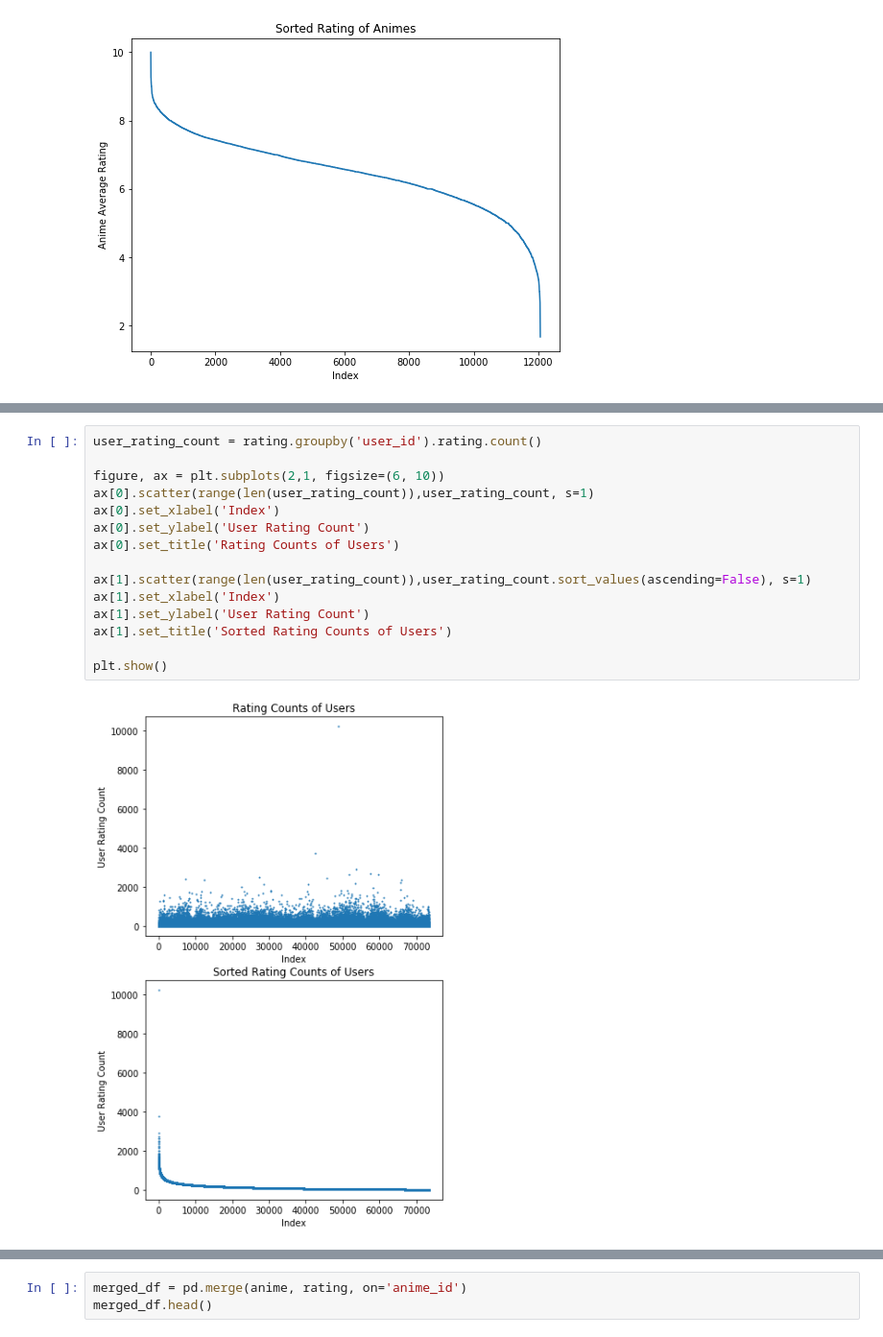
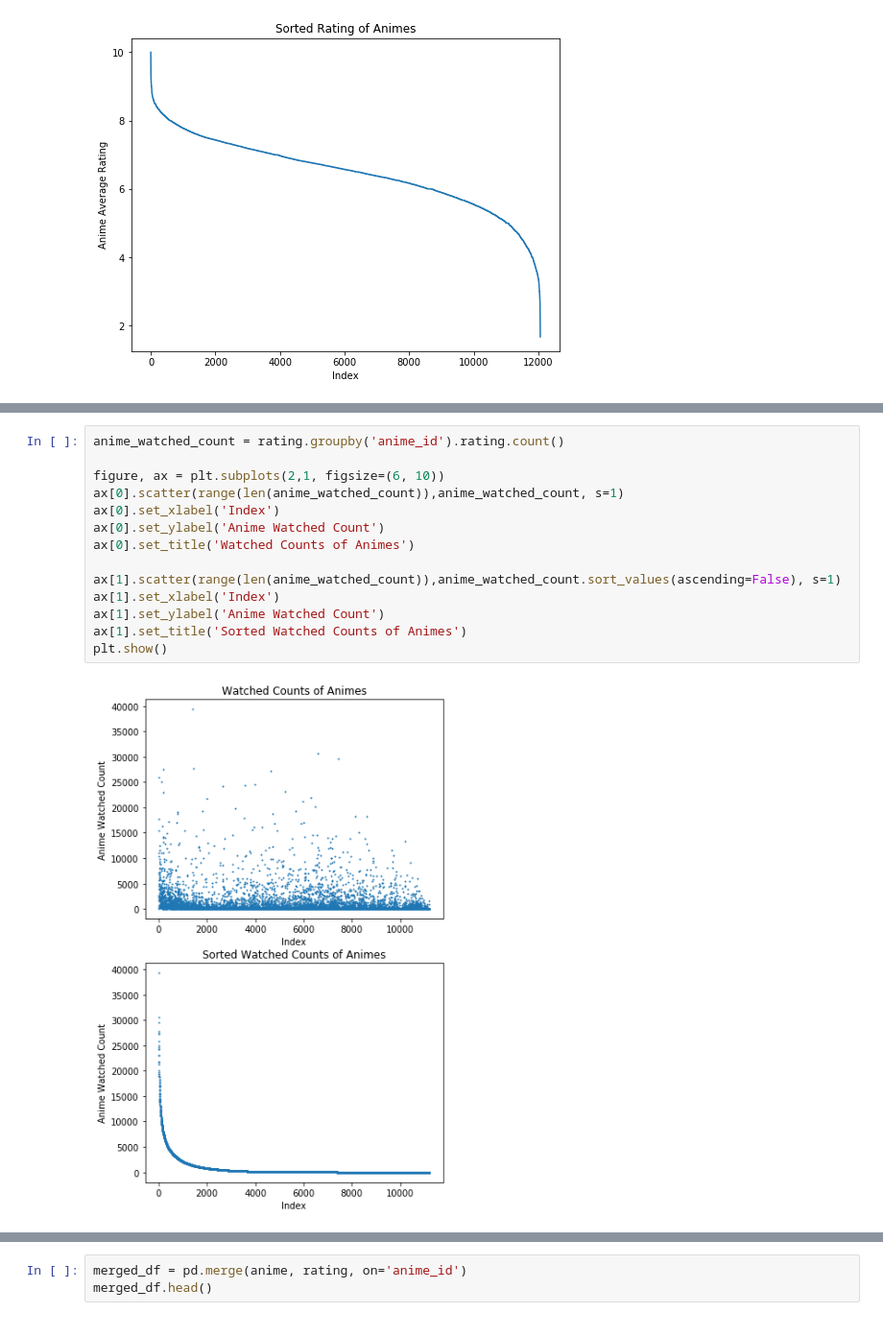
Before and after one commit to yungau/Recommendation-System, a Jupyter notebook: recommendation_system.ipynb, the cells around one changed output, grey strips where cells are left out. Shown: that part at 96% size. Drawn from its saved outputs; the diff is of its cells as text.

```diff
--- a/recommendation_system.ipynb
+++ b/recommendation_system.ipynb
@@ -196,18 +226,17 @@ plt.show()
 # %%
-user_rating_count = rating.groupby('user_id').rating.count()
+anime_watched_count = rating.groupby('anime_id').rating.count()
 
 figure, ax = plt.subplots(2,1, figsize=(6, 10))
-ax[0].scatter(range(len(user_rating_count)),user_rating_count, s=1)
+ax[0].scatter(range(len(anime_watched_count)),anime_watched_count, s=1)
 ax[0].set_xlabel('Index')
-ax[0].set_ylabel('User Rating Count')
-ax[0].set_title('Rating Counts of Users')
+ax[0].set_ylabel('Anime Watched Count')
+ax[0].set_title('Watched Counts of Animes')
 
-ax[1].scatter(range(len(user_rating_count)),user_rating_count.sort_values(ascending=False), s=1)
+ax[1].scatter(range(len(anime_watched_count)),anime_watched_count.sort_values(ascending=False), s=1)
 ax[1].set_xlabel('Index')
-ax[1].set_ylabel('User Rating Count')
-ax[1].set_title('Sorted Rating Counts of Users')
-
+ax[1].set_ylabel('Anime Watched Count')
+ax[1].set_title('Sorted Watched Counts of Animes')
 plt.show()
 # %% [output]
-[figure, old version]
+[figure, new version]
 # %%
```
Also changed, not shown: parts of 10 cells of this notebook.
